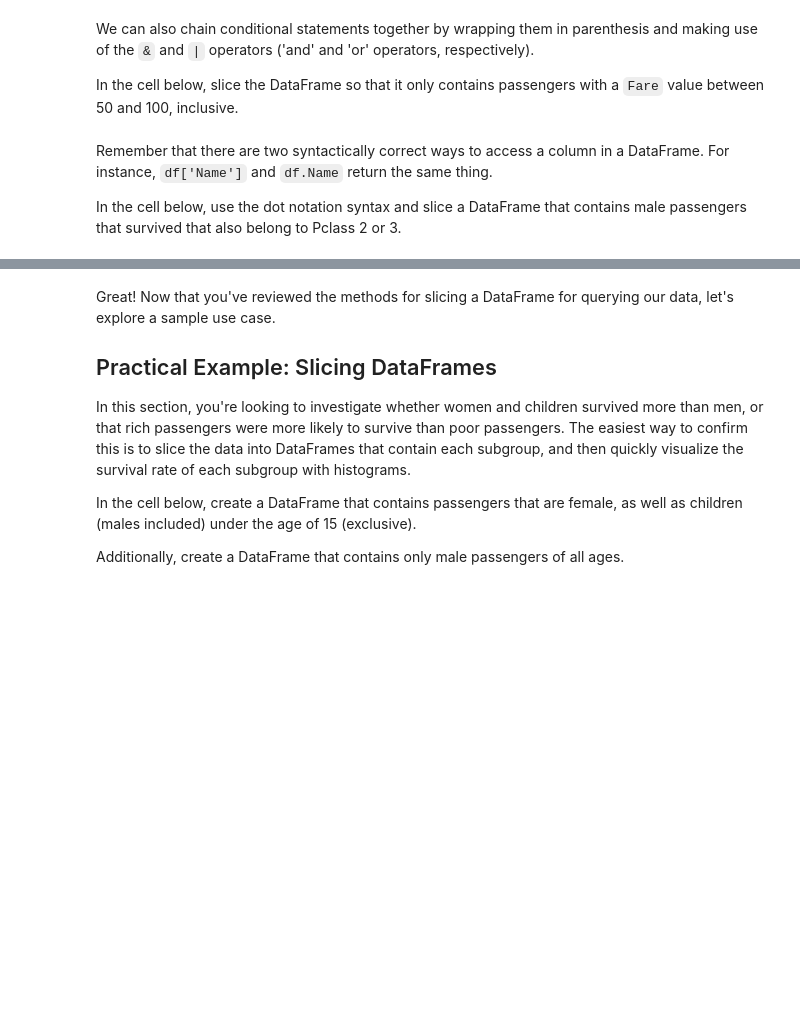
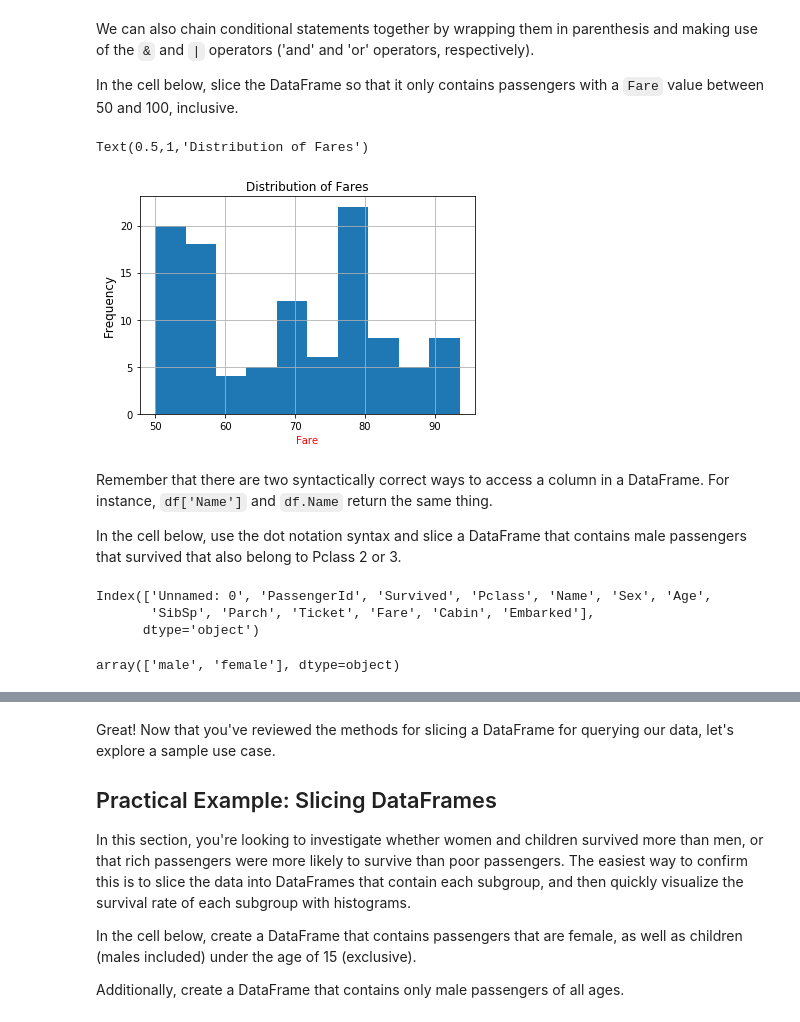
Before and after one commit to learn-co-curriculum/dsc-using-sql-with-pandas-lab, a Jupyter notebook: index.ipynb, the cells around one changed output, grey strips where cells are left out. Saved outputs shown, nothing was run; the diff lists cells and outputs as text; code cells hidden in the pictures; blank space fills up the shorter version.

Commit message:
Auto-create curriculum branch from master + solution

```diff
--- a/index.ipynb
+++ b/index.ipynb
@@ -24,3 +30,7 @@ Begin by importing `pandas` as `pd`, `numpy` as `np`, and `matplotlib.pyplot` as
 Next, read in the data from `titanic.csv` and store it as a DataFrame in `df`. Display the `.head()` to ensure that everything loaded correctly.
 # %%
 df = None
+# %%
+# __SOLUTION__
+df = pd.read_csv('titanic.csv')
+df.head()
@@ -40,9 +73,33 @@ We can also chain conditional statements together by wrapping them in parenthesi
 In the cell below, slice the DataFrame so that it only contains passengers with a `Fare` value between 50 and 100, inclusive.
 # %%
 fares_50_to_100_df = None
+# %%
+# __SOLUTION__
+fares_50_to_100_df = df[(df['Fare'] >=50)
+                       & (df['Fare']<=100)]
+#We could go further and then preview the Fare column of this new subsetted DataFrame:
+fares_50_to_100_df.Fare.hist()
+plt.xlabel('Fare', color='red')
+plt.ylabel('Frequency', fontsize=12) #Fairly self explanatory; adds a label to the y axis of the graph
+plt.title('Distribution of Fares')
+# %% [output]
+Text(0.5,1,'Distribution of Fares')
+[figure, added]
 # %% [markdown]
 Remember that there are two syntactically correct ways to access a column in a DataFrame.  For instance, `df['Name']` and `df.Name` return the same thing.
 
 In the cell below, use the dot notation syntax and slice a DataFrame that contains male passengers that survived that also belong to Pclass 2 or 3.
 # %%
 poor_male_survivors_df = None
+# %%
+# __SOLUTION__
+df.columns #checking column names for reference
+# %% [output]
+Index(['Unnamed: 0', 'PassengerId', 'Survived', 'Pclass', 'Name', 'Sex', 'Age',
+       'SibSp', 'Parch', 'Ticket', 'Fare', 'Cabin', 'Embarked'],
+      dtype='object')
+# %%
+# __SOLUTION__
+df.Sex.unique() #checking Column values to hardcode query below
+# %% [output]
+array(['male', 'female'], dtype=object)
```
Also changed, not shown: parts of 18 cells of this notebook, 5 other files.
